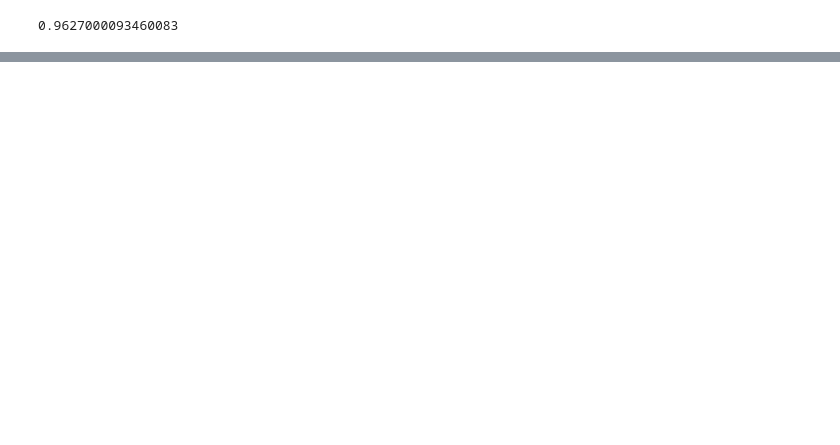
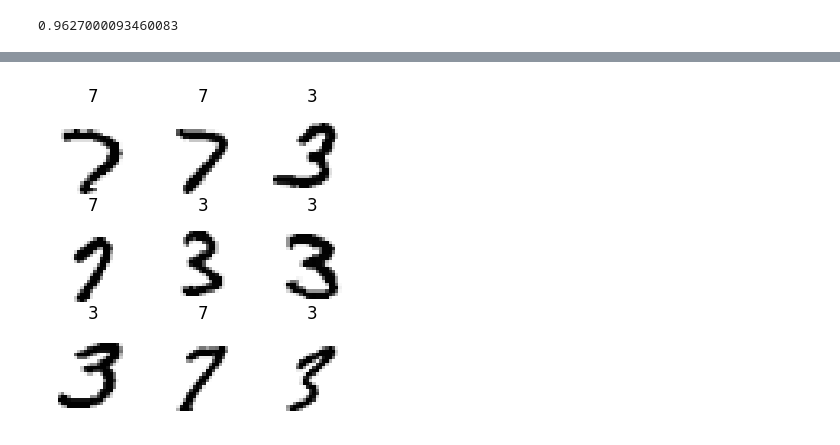
Before and after one commit to sophia-li-create/exercise, a Jupyter notebook: fastAI.ipynb, the cells around one changed output, grey strips where cells are left out. Cells and saved outputs as stored; diff of their text form; code cells hidden in the pictures; blank space fills up the shorter version.

```diff
--- a/fastAI.ipynb
+++ b/fastAI.ipynb
@@ -110,0 +174,12 @@ accuracy(preds,targs).item()
+# %%
+from fastai.vision.all import *
+
+mnist = DataBlock(blocks=(ImageBlock(cls=PILImageBW), CategoryBlock),
+                  get_items=get_image_files,
+                  splitter=GrandparentSplitter(),
+                  get_y=parent_label)
+# %%
+dls = mnist.dataloaders(untar_data(URLs.MNIST_TINY))
+dls.show_batch(max_n=9, figsize=(4,4))
+# %% [output]
+[figure, added]
```
Also changed, not shown: parts of 11 cells of this notebook.
